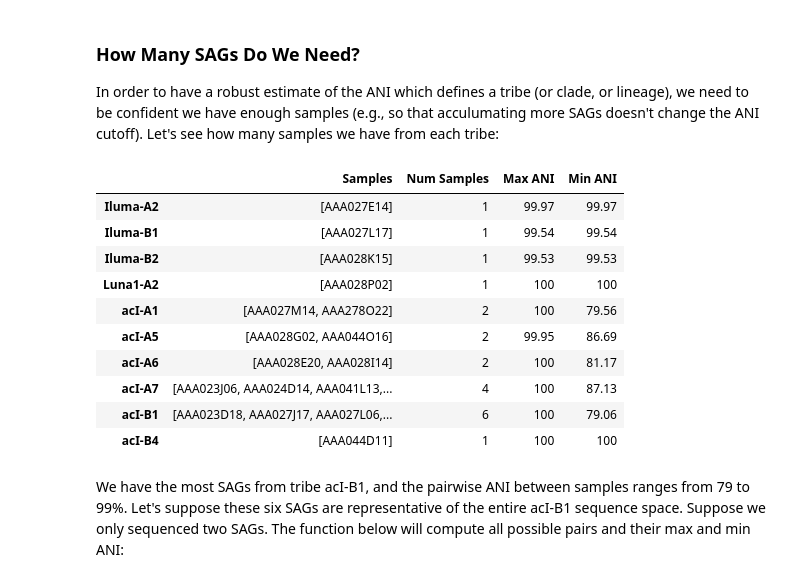
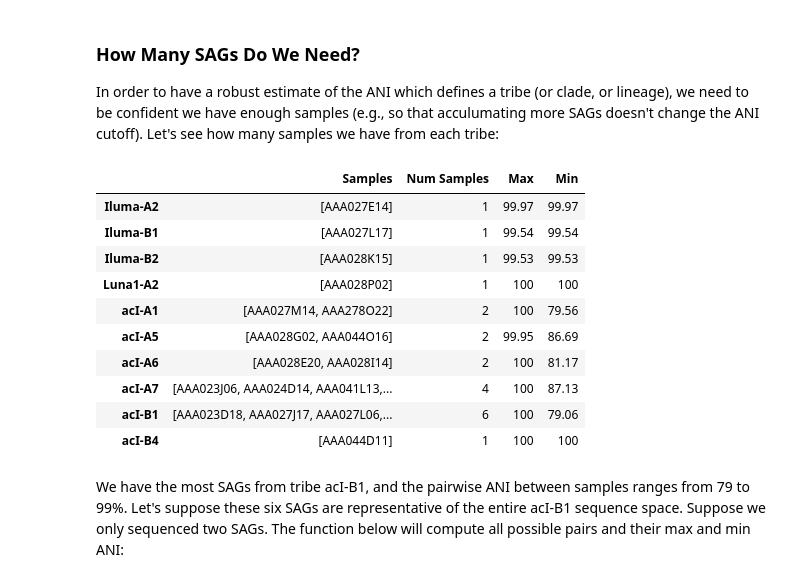
Before and after one commit to celawson87/reverseEcology, a Jupyter notebook: iPythonNotebooks/pairwiseANI.ipynb, the cells around one changed output. Saved outputs shown, nothing was run; the diff lists cells and outputs as text; code cells hidden in the pictures.

```diff
--- a/iPythonNotebooks/pairwiseANI.ipynb
+++ b/iPythonNotebooks/pairwiseANI.ipynb
@@ -64,5 +76,8 @@ First we will define a function to compute the minimum pairwise ANI within a par
 One candidate for addition to a tribe is MEint2297 to tribe acI-A1. Let's check it out:
 # %%
 [pairwiseANI, taxonClass, tribes] = ANI.importANIandTaxonomy(externalDataDir, 'ANI_out', 'taxonomy.csv')
-ANI.addGenomeToTribe(pairwiseANI, taxonClass, tribes, 'acI-A1', 'MEintmetabat2297')
+ANI.addGenomeToTribe(pairwiseANI, taxonClass, tribes, 'acI-A1', 'MEint2297')
+
+[pairwiseANI, taxonClass, tribes] = ANI.importANIandTaxonomy(externalDataDir, 'COV_out', 'taxonomy.csv')
+ANI.addGenomeToTribe(pairwiseANI, taxonClass, tribes, 'acI-A1', 'MEint2297')
 # %% [output]
@@ -134,10 +346,10 @@ Use of ANI seems a promising way to classify genomes into tribes. To be continue
 
 In order to have a robust estimate of the ANI which defines a tribe (or clade, or lineage), we need to be confident we have enough samples (e.g., so that acculumating more SAGs doesn't change the ANI cutoff). Let's see how many samples we have from each tribe:
 # %%
-[pairwiseANI, taxonClass, tribes] = ANI.importANIandTaxonomy(externalDataDir,'ANI_out', 'taxonomySAGs.csv')
-ANI.sameTribePairwiseANI(externalDataDir,pairwiseANI, taxonClass, tribes)
+[pairwiseANI, taxonClass, tribes] = ANI.importANIandTaxonomy(externalDataDir, 'ANI_out', 'taxonomySAGs.csv')
+ANI.sameTribePairwiseANI(externalDataDir,pairwiseANI, taxonClass, tribes, 'ANI_out')
 # %% [output]
-|  | Samples | Num Samples | Max ANI | Min ANI |
+|  | Samples | Num Samples | Max | Min |
 | Iluma-A2 | [AAA027E14] | 1 | 99.97 | 99.97 |
 | Iluma-B1 | [AAA027L17] | 1 | 99.54 | 99.54 |
 | Iluma-B2 | [AAA028K15] | 1 | 99.53 | 99.53 |
```
Also changed, not shown: parts of 48 cells of this notebook, 5 other files.
